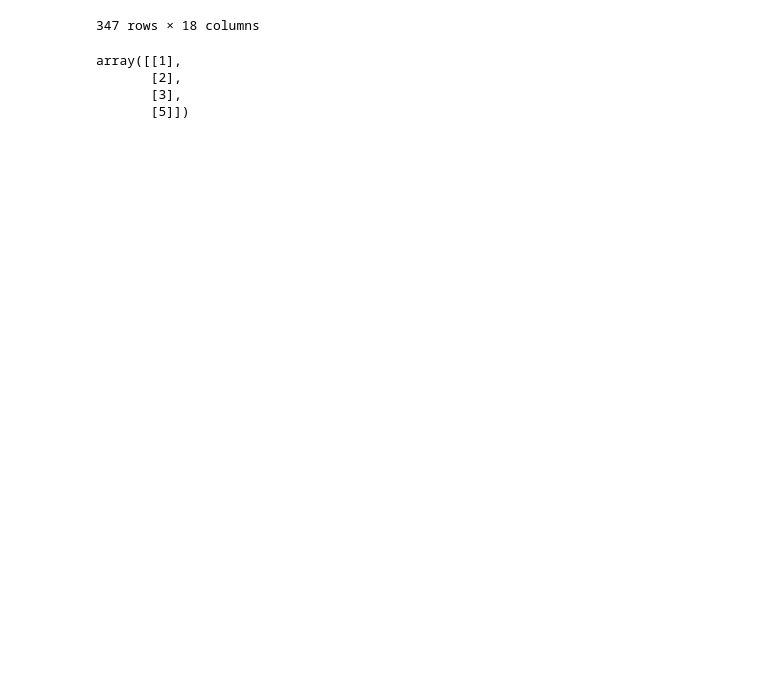
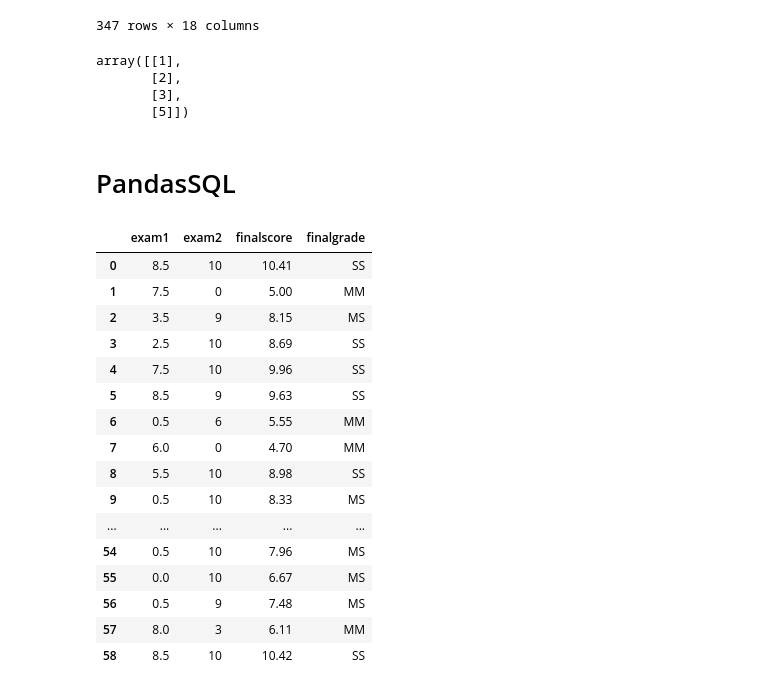
Before and after one commit to jonathanalmd/MLUndergradGrades-UnB-Data, a Jupyter notebook: py-ml/svm-classtree-knn.ipynb, the cells around one changed output. Cells and saved outputs as stored; diff of their text form; code cells hidden in the pictures; blank space fills up the shorter version.

Commit message:
Add pdsql manipulation

```diff
--- a/py-ml/svm-classtree-knn.ipynb
+++ b/py-ml/svm-classtree-knn.ipynb
@@ -70,6 +73,7 @@ test = open(input_dir() + 'wrangled_intro-cs-grades-2017_2' + fformat, 'r+')
 data = []
 df = pd.read_csv(rdata)
 df = df.fillna(0)
+df_2017_1 = df
 df
 # %% [output]
 |  | year | assignment1 | assignment2 | assignment3 | assignment4 | assignment5 | assignment6 | assignment7 | ... |
@@ -557,3 +561,44 @@ array([[1],
        [2],
        [3],
        [5]])
+# %% [markdown]
+# PandasSQL
+# %%
+def exe_sql_query(data, query):
+    '''
+    Receives a DataFrame and a String (SQL query)
+    Execute SQL query and returns a DataFrame
+    '''
+
+    q = """
+        {0}
+    """.format(query)
+
+    #Execute your SQL command against the pandas frame
+    # OBS: case sensitive
+    solution = pdsql.sqldf(q, locals())
+    return solution
+# %%
+query = """
+    SELECT exam1, exam2, finalscore, finalgrade FROM data WHERE exam1 < 9 AND finalscore > 4.5
+"""
+
+exe_sql_query(df_2017_1, query)
+# %% [output]
+|  | exam1 | exam2 | finalscore | finalgrade |
+| 0 | 8.5 | 10 | 10.41 | SS |
+| 1 | 7.5 | 0 | 5.00 | MM |
+| 2 | 3.5 | 9 | 8.15 | MS |
+| 3 | 2.5 | 10 | 8.69 | SS |
+| 4 | 7.5 | 10 | 9.96 | SS |
+| 5 | 8.5 | 9 | 9.63 | SS |
+| 6 | 0.5 | 6 | 5.55 | MM |
+| 7 | 6.0 | 0 | 4.70 | MM |
+| 8 | 5.5 | 10 | 8.98 | SS |
+| 9 | 0.5 | 10 | 8.33 | MS |
+| ... | ... | ... | ... | ... |
+| 54 | 0.5 | 10 | 7.96 | MS |
+| 55 | 0.0 | 10 | 6.67 | MS |
+| 56 | 0.5 | 9 | 7.48 | MS |
+| 57 | 8.0 | 3 | 6.11 | MM |
+| 58 | 8.5 | 10 | 10.42 | SS |
```
Also changed, not shown: parts of 5 cells of this notebook.
